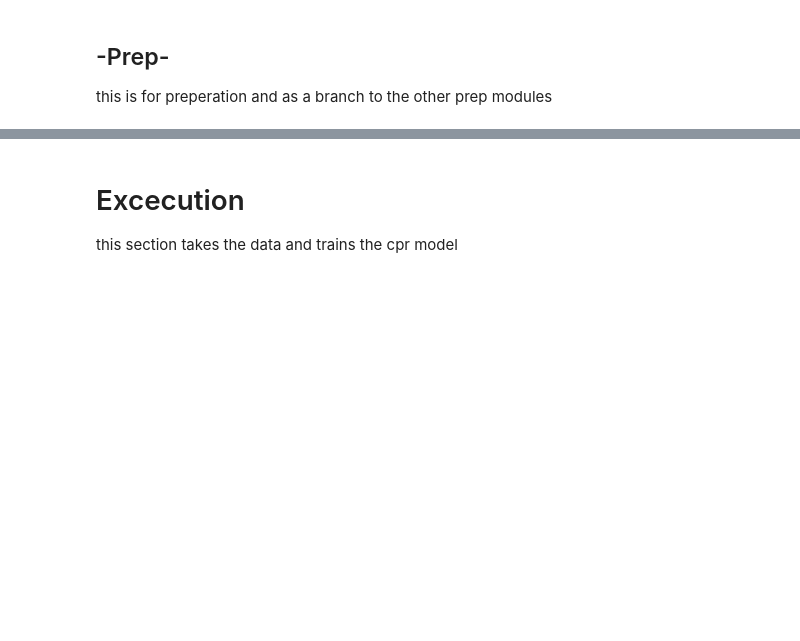
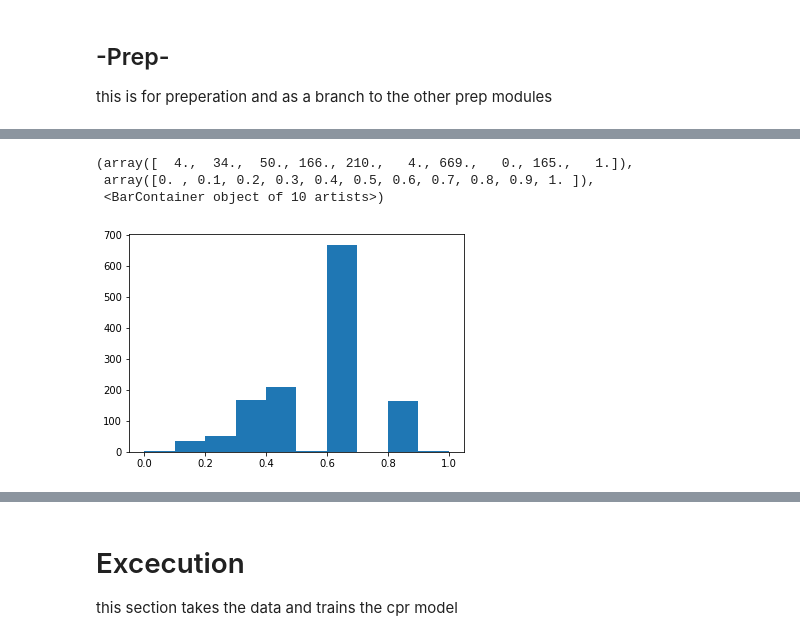
Before and after one commit to JoseACortes/CPRSYSTEM, a Jupyter notebook: NEW CPR/General Code Setup.ipynb, the cells around one changed output, grey strips where cells are left out. Cells and saved outputs as stored; diff of their text form; code cells hidden in the pictures; blank space fills up the shorter version.

```diff
--- a/NEW CPR/General Code Setup.ipynb
+++ b/NEW CPR/General Code Setup.ipynb
@@ -97,0 +217,7 @@ def scale(dataset):
+# %%
+plt.hist(preprocessing.minmax_scale(dfo['Inches']))
+# %% [output]
+(array([  4.,  34.,  50., 166., 210.,   4., 669.,   0., 165.,   1.]),
+ array([0. , 0.1, 0.2, 0.3, 0.4, 0.5, 0.6, 0.7, 0.8, 0.9, 1. ]),
+ <BarContainer object of 10 artists>)
+[figure, added]
```
Also changed, not shown: parts of 32 cells of this notebook.
